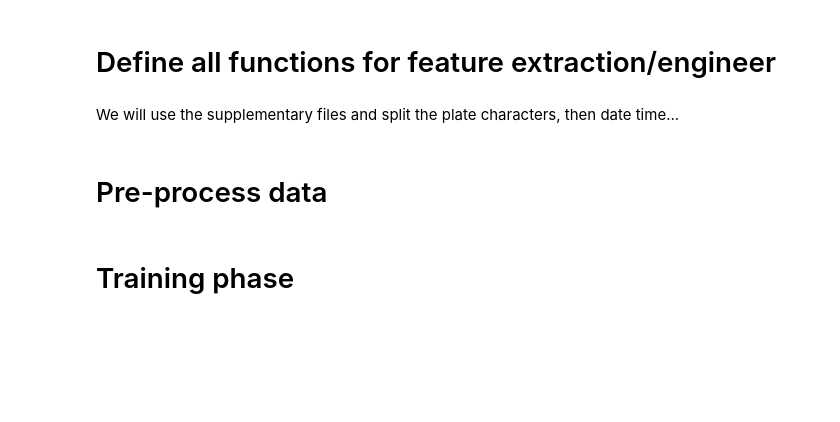
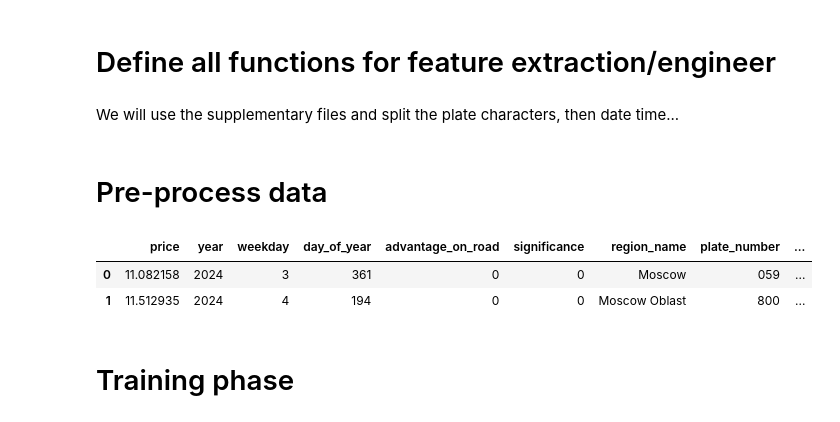
Before and after one commit to ktaik/kaggle_russian_car, a Jupyter notebook: my-project.ipynb, the cells around one changed output. Saved outputs shown, nothing was run; the diff lists cells and outputs as text; code cells hidden in the pictures; blank space fills up the shorter version.

```diff
--- a/my-project.ipynb
+++ b/my-project.ipynb
@@ -113,6 +110,9 @@ def get_region_code(plate):
 def is_zoro(num_str):
     """ゾロ目を検知"""
     return int(len(set(num_str)) == 1)
+
+def has_repeated_letters(x):
+    return len(set(x)) < len(x)
 
 VIP_NUMBERS = {
     "001", "002", "003", "007",
@@ -152,9 +152,9 @@ def process_data(csv_link, region_price_dict):
     df["month"] = df["date"].dt.month
     df["day"] = df["date"].dt.day
     df["weekday"] = df["date"].dt.weekday
+    df["day_of_year"] = df["date"].dt.dayofyear
     # Removing unnecessary columns
-    df = df.drop(columns=["date"])
-    df = df.drop(columns=["id"])
+    df = df.drop(columns=["date", "month", "day", "id"])
 
     # Adding features (advantage on road (bool), significance (int))
     df = add_advantage_on_road_and_significance(df)
@@ -178,37 +178,42 @@ def process_data(csv_link, region_price_dict):
     df["is_zoro"] = df["plate_number"].apply(is_zoro)
     df["is_vip"] = df["plate_number"].apply(is_vip)
     df["is_seq"] = df["plate_number"].apply(is_sequential)
+    df["has_repeated_letters"] = df["plate_series"].apply(has_repeated_letters)
 
     df = df.drop(columns=["plate"], errors="ignore")
 
     # map region average to each records
     df["region_avg_price"] = df["region_name"].map(region_price_dict)
 
     # Apply logarithm transformation
     df['price'] = np.log1p(df['price'])
     df['region_avg_price'] = np.log1p(df['region_avg_price'])
 
     return df
 
 # get dict of average region price
 train_link = "/kaggle/input/russian-car-plates-prices-prediction/train.csv"
 df = pd.read_csv(
     train_link,
     dtype={
         "id": int,
         "plate": str,
     },
     parse_dates=["date"],
 )
 
 df["region_code"] = df["plate"].apply(get_region_code)
 df['region_avg_price'] = df.groupby("region_code")["price"].transform("mean")
 region_avg_price_dict = df.groupby("region_code")["region_avg_price"].first().to_dict()
 
 # read data
 dataset_link = "/kaggle/input/russian-car-plates-prices-prediction/train.csv"
 train_df = process_data(dataset_link, region_avg_price_dict)
 train_df.head(2)
+# %% [output]
+|  | price | year | weekday | day_of_year | advantage_on_road | significance | region_name | plate_number | ... |
+| 0 | 11.082158 | 2024 | 3 | 361 | 0 | 0 | Moscow | 059 | ... |
+| 1 | 11.512935 | 2024 | 4 | 194 | 0 | 0 | Moscow Oblast | 800 | ... |
 # %% [markdown]
 # Training phase
 # %%
```
Also changed, not shown: parts of 4 cells of this notebook.
